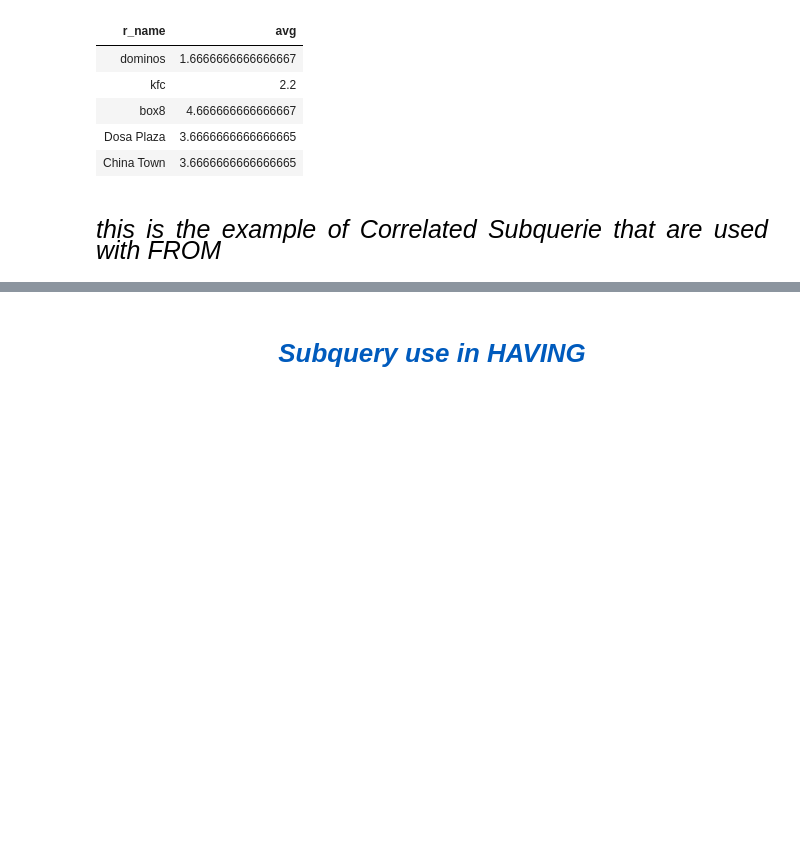
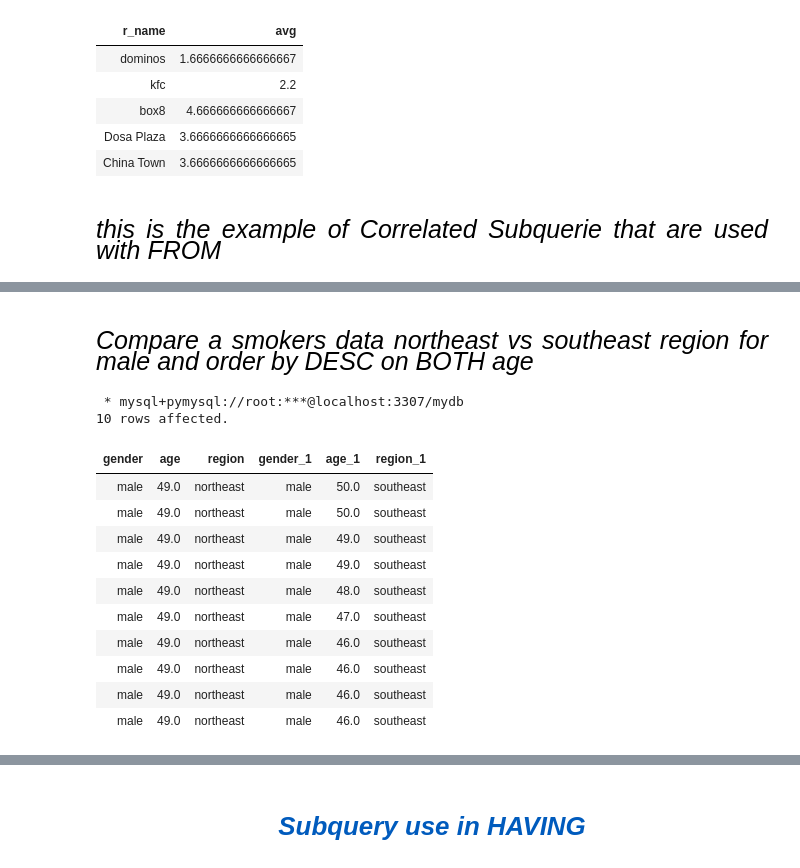
Before and after one commit to Mubeen-Ahmad/python_11, a Jupyter notebook: sql/Subqueries.ipynb, the cells around one changed output, grey strips where cells are left out. Drawn from its saved outputs; the diff is of its cells as text; code cells hidden in the pictures; blank space fills up the shorter version.

```diff
--- a/sql/Subqueries.ipynb
+++ b/sql/Subqueries.ipynb
@@ -941,0 +972,25 @@ ON t1.r_id = t2.r_id
+# %% [markdown]
+<br>
+<div style="text-align:justify; color:black; font-size:25px; font-family:Sans-serif; font-style: oblique; text-shadow: 0 0 3px white, 0 0 1px black;">
+Compare a smokers data northeast vs southeast region for male and order by DESC on BOTH age</div>
+# %%
+%%sql
+SELECT t1.gender,t1.age, t1.region, t2.gender,t2.age, t2.region FROM (SELECT * FROM health_ins WHERE smoker = 'Yes' AND region = 'northeast' AND gender = 'male') t1
+JOIN (SELECT * FROM health_ins WHERE smoker = 'Yes' AND region = 'southeast' AND gender = 'male') t2
+ON t1.region != t2.region
+ORDER BY t1.age DESC,t2.age DESC
+LIMIT 10
+# %% [output]
+ * mysql+pymysql://root:***@localhost:3307/mydb
+10 rows affected.
+| gender | age | region | gender_1 | age_1 | region_1 |
+| male | 49.0 | northeast | male | 50.0 | southeast |
+| male | 49.0 | northeast | male | 50.0 | southeast |
+| male | 49.0 | northeast | male | 49.0 | southeast |
+| male | 49.0 | northeast | male | 49.0 | southeast |
+| male | 49.0 | northeast | male | 48.0 | southeast |
+| male | 49.0 | northeast | male | 47.0 | southeast |
+| male | 49.0 | northeast | male | 46.0 | southeast |
+| male | 49.0 | northeast | male | 46.0 | southeast |
+| male | 49.0 | northeast | male | 46.0 | southeast |
+| male | 49.0 | northeast | male | 46.0 | southeast |
```
Also changed, not shown: parts of 6 cells of this notebook, 4 other files.
